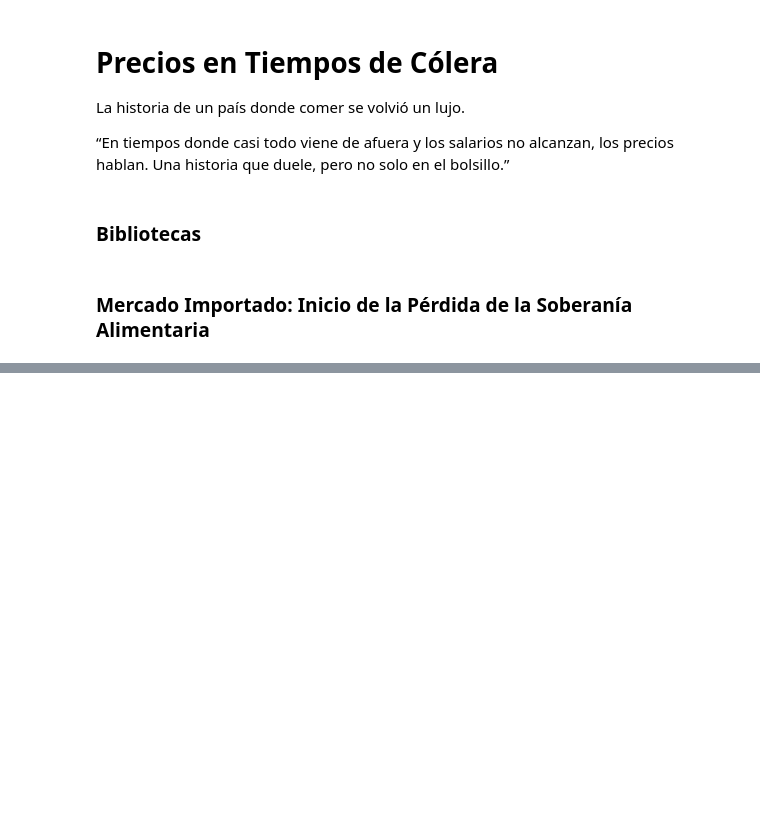
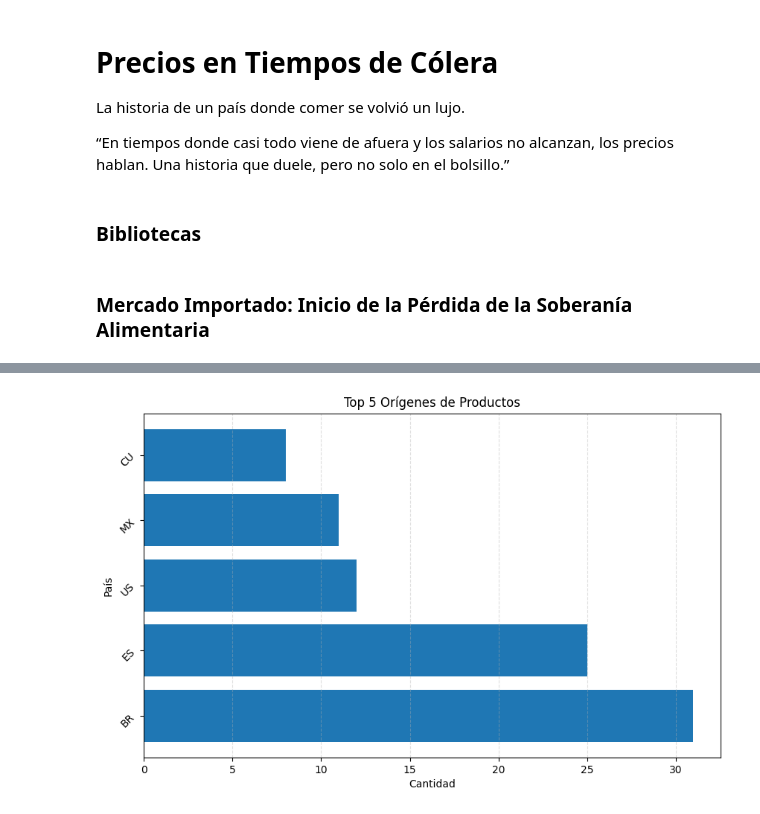
Before and after one commit to L14Npy/project_01, a Jupyter notebook: storytelling.ipynb, the cells around one changed output, grey strips where cells are left out. Drawn from its saved outputs; the diff is of its cells as text; code cells hidden in the pictures; blank space fills up the shorter version.

```diff
--- a/storytelling.ipynb
+++ b/storytelling.ipynb
@@ -17,0 +23,4 @@ Origin(5)
+# %%
+Origin2(5)
+# %% [output]
+[figure, added]
```
Also changed, not shown: parts of 4 cells of this notebook, 3 other files.
